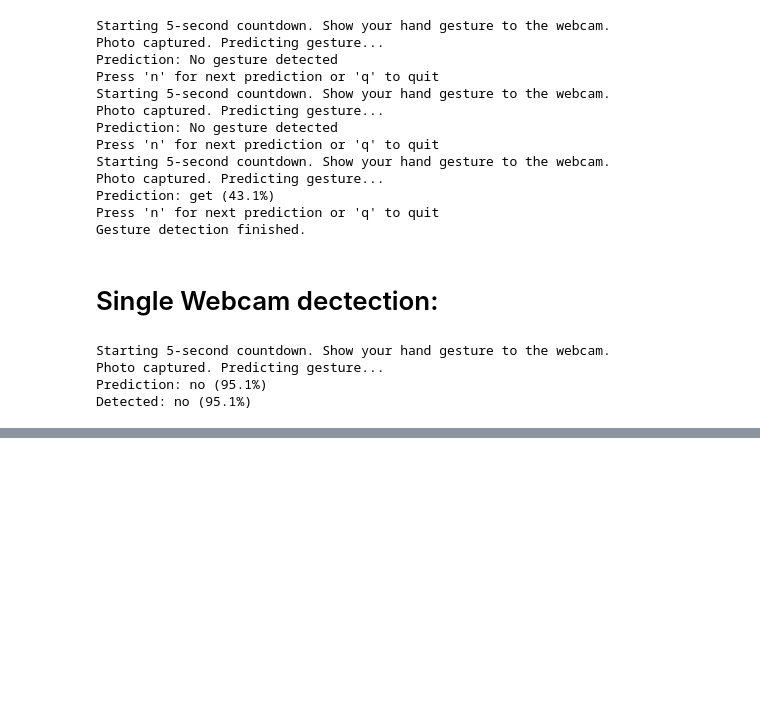
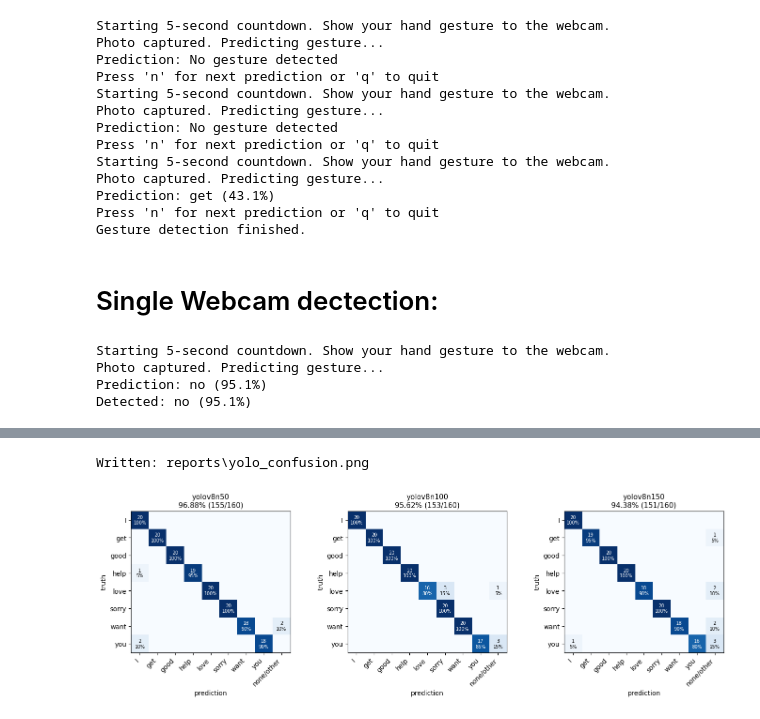
Before and after one commit to Tempesta-96/VisionSpeak, a Jupyter notebook: models/Lawrence/main_yolo8n.ipynb, the cells around one changed output, grey strips where cells are left out. Saved outputs shown, nothing was run; the diff lists cells and outputs as text; code cells hidden in the pictures; blank space fills up the shorter version.

Commit message:
feat: add feature to generate confusion matrix
confusion matrix for 50, 100, 150 epoch

```diff
--- a/models/Lawrence/main_yolo8n.ipynb
+++ b/models/Lawrence/main_yolo8n.ipynb
@@ -430,0 +594,72 @@ Detected: no (95.1%)
+# %%
+import matplotlib.pyplot as plt
+import numpy as np
+
+%matplotlib inline
+
+SAVE_ARTIFACTS = True
+CONFUSION_PATH = Path("reports/yolo_confusion.png")
+EVAL_WORDS = ["I", "get", "good", "help", "love", "sorry", "want", "you"]
+
+
+def class_label(names, class_id):
+    return names.get(class_id, str(class_id)) if isinstance(names, dict) else names[class_id]
+
+
+def build_confusion(report):
+    # Fixed to the evaluation vocabulary. The last column collects images with no
+    # box or a predicted class outside it (e.g. the model's extra 'have' class).
+    labels = list(EVAL_WORDS)
+    name_to_row = {word: position for position, word in enumerate(labels)}
+    matrix = np.zeros((len(labels), len(labels) + 1), dtype=int)
+    for actual, predicted in zip(report["true_ids"], report["predicted_ids"]):
+        row = name_to_row[class_label(report["names"], actual)]
+        predicted_word = None if predicted is None else class_label(report["names"], predicted)
+        matrix[row, name_to_row.get(predicted_word, len(labels))] += 1
+    return matrix, labels
+
+
+def render_confusion(axis, matrix, labels, title):
+    """Truth-normalised Blues heatmap with count and row share per cell."""
+    row_totals = matrix.sum(axis=1, keepdims=True)
+    normalised = np.divide(matrix, row_totals, out=np.zeros_like(matrix, dtype=float),
+                           where=row_totals > 0)
+    axis.imshow(normalised, cmap="Blues", vmin=0.0, vmax=1.0)
+    columns = labels + ["none/other"]
+    axis.set_xticks(range(len(columns)), columns, rotation=45, ha="right")
+    axis.set_yticks(range(len(labels)), labels)
+    axis.set_xlabel("prediction")
+    axis.set_ylabel("truth")
+    axis.set_title(title, fontsize=11)
+    for row in range(matrix.shape[0]):
+        for column in range(matrix.shape[1]):
+            count = int(matrix[row, column])
+            if count == 0:
+                continue
+            share = normalised[row, column]
+            axis.text(column, row, f"{count}\n{share:.0%}", ha="center", va="center",
+                      fontsize=7, color="white" if share > 0.55 else "black")
+
+
+columns_count = len(evaluation_reports)
+figure, axes = plt.subplots(
+    1, columns_count, figsize=(4.6 * columns_count, 4.4),
+    squeeze=False, constrained_layout=True,
+)
+for axis, (model_path, report) in zip(axes[0], evaluation_reports.items()):
+    matrix, labels = build_confusion(report)
+    correct = sum(a == p for a, p in zip(report["true_ids"], report["predicted_ids"]))
+    render_confusion(
+        axis, matrix, labels,
+        f"{Path(model_path).stem}\n{report['accuracy']:.2%} ({correct}/{len(report['true_ids'])})",
+    )
+
+if SAVE_ARTIFACTS:
+    CONFUSION_PATH.parent.mkdir(parents=True, exist_ok=True)
+    figure.savefig(CONFUSION_PATH, dpi=110, bbox_inches="tight")
+    print(f"Written: {CONFUSION_PATH}")
+
+plt.show()
+# %% [output]
+Written: reports\yolo_confusion.png
+[figure, added]
```
Also changed, not shown: parts of 3 cells of this notebook.
